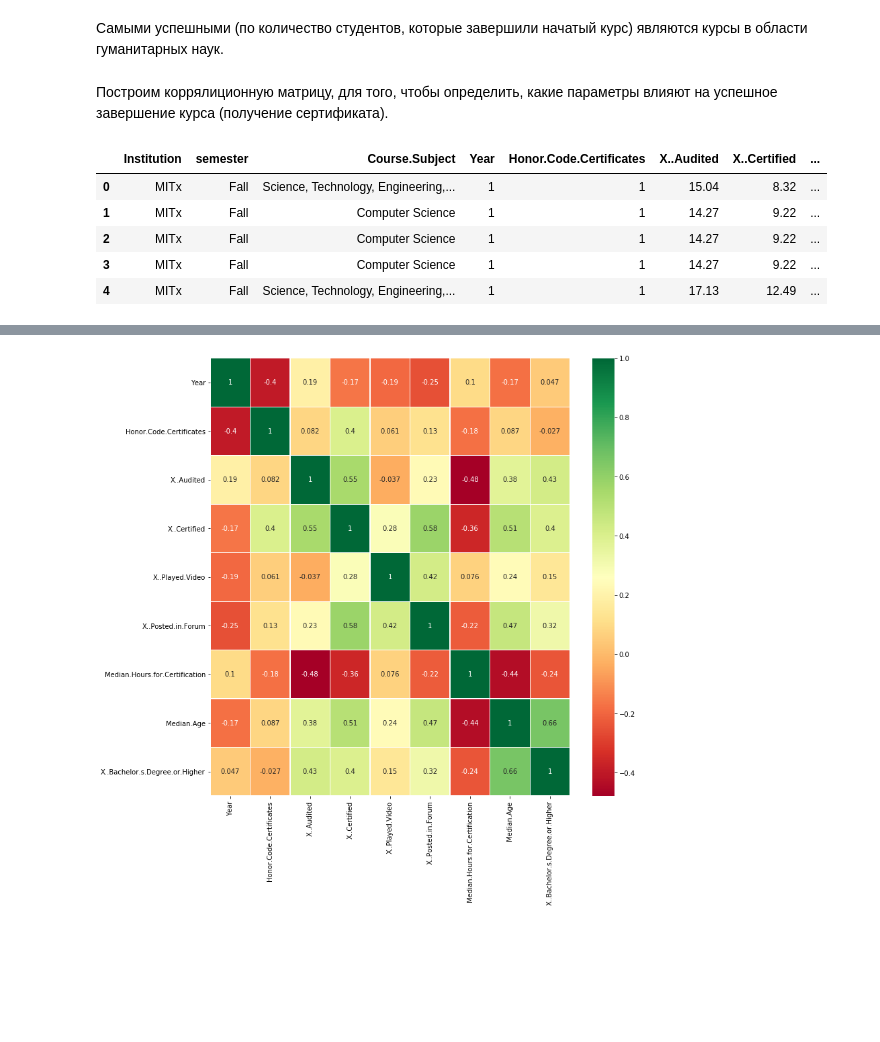
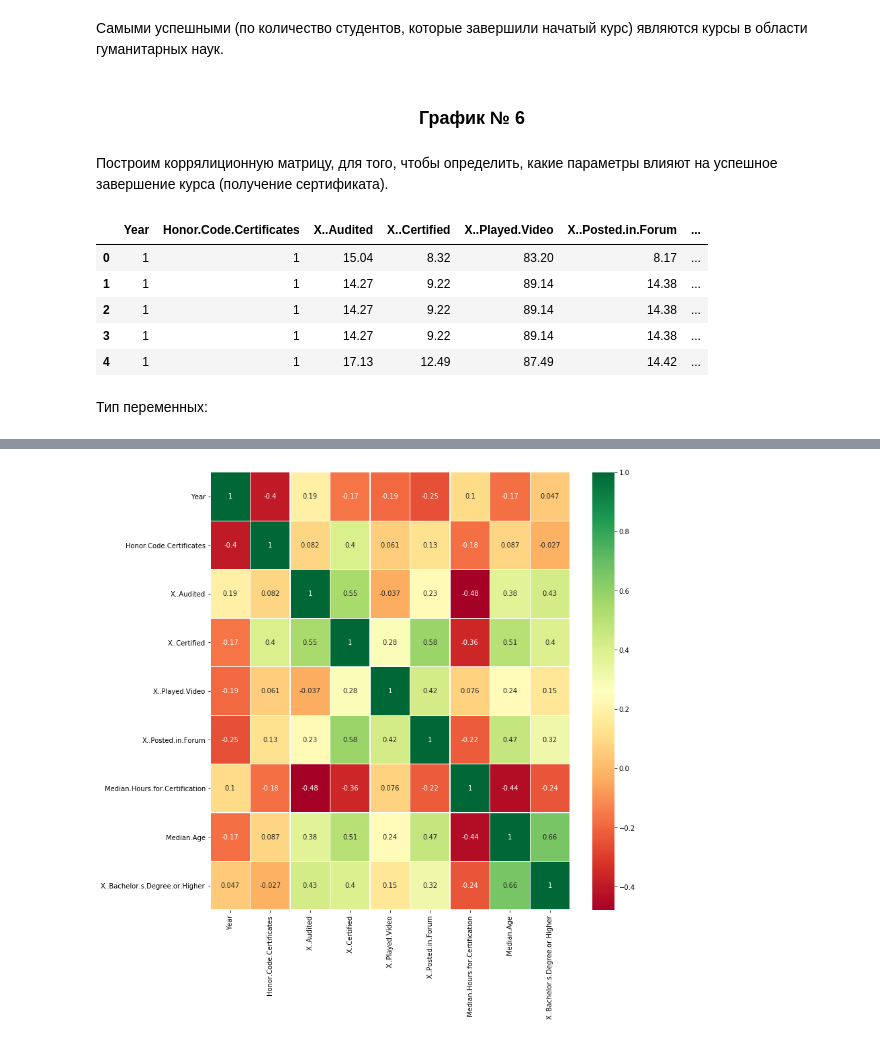
Before and after one commit to boiko-tatjana/Netology_Python, a Jupyter notebook: Lesson_22/Task_22.ipynb, the cells around one changed output, grey strips where cells are left out. Drawn from its saved outputs; the diff is of its cells as text; code cells hidden in the pictures; blank space fills up the shorter version.

```diff
--- a/Lesson_22/Task_22.ipynb
+++ b/Lesson_22/Task_22.ipynb
@@ -211,17 +243,21 @@ array(['Humanities, History, Design, Religion, and Education'],
       dtype=object)
 # %% [markdown]
 Самыми успешными (по количество студентов, которые завершили начатый курс) являются курсы в области гуманитарных наук.
+# %% [markdown]
+### <center> График № 6
 # %% [markdown]
 Построим коррялиционную матрицу, для того, чтобы определить, какие параметры влияют на успешное завершение курса (получение сертификата).
 # %%
-data_5 = data[['Institution', 'semester', 'Course.Subject', 'Year', 'Honor.Code.Certificates',
+data_5 = data[['Year', 'Honor.Code.Certificates',
               'X..Audited', 'X..Certified', 'X..Played.Video', 'X..Posted.in.Forum',
               'Median.Hours.for.Certification', 'Median.Age', 'X..Bachelor.s.Degree.or.Higher']]
 data_5.head()
 # %% [output]
-|  | Institution | semester | Course.Subject | Year | Honor.Code.Certificates | X..Audited | X..Certified | ... |
-| 0 | MITx | Fall | Science, Technology, Engineering,... | 1 | 1 | 15.04 | 8.32 | ... |
-| 1 | MITx | Fall | Computer Science | 1 | 1 | 14.27 | 9.22 | ... |
-| 2 | MITx | Fall | Computer Science | 1 | 1 | 14.27 | 9.22 | ... |
-| 3 | MITx | Fall | Computer Science | 1 | 1 | 14.27 | 9.22 | ... |
-| 4 | MITx | Fall | Science, Technology, Engineering,... | 1 | 1 | 17.13 | 12.49 | ... |
+|  | Year | Honor.Code.Certificates | X..Audited | X..Certified | X..Played.Video | X..Posted.in.Forum | ... |
+| 0 | 1 | 1 | 15.04 | 8.32 | 83.20 | 8.17 | ... |
+| 1 | 1 | 1 | 14.27 | 9.22 | 89.14 | 14.38 | ... |
+| 2 | 1 | 1 | 14.27 | 9.22 | 89.14 | 14.38 | ... |
+| 3 | 1 | 1 | 14.27 | 9.22 | 89.14 | 14.38 | ... |
+| 4 | 1 | 1 | 17.13 | 12.49 | 87.49 | 14.42 | ... |
+# %% [markdown]
+Тип переменных:
```
Also changed, not shown: parts of 16 cells of this notebook.
